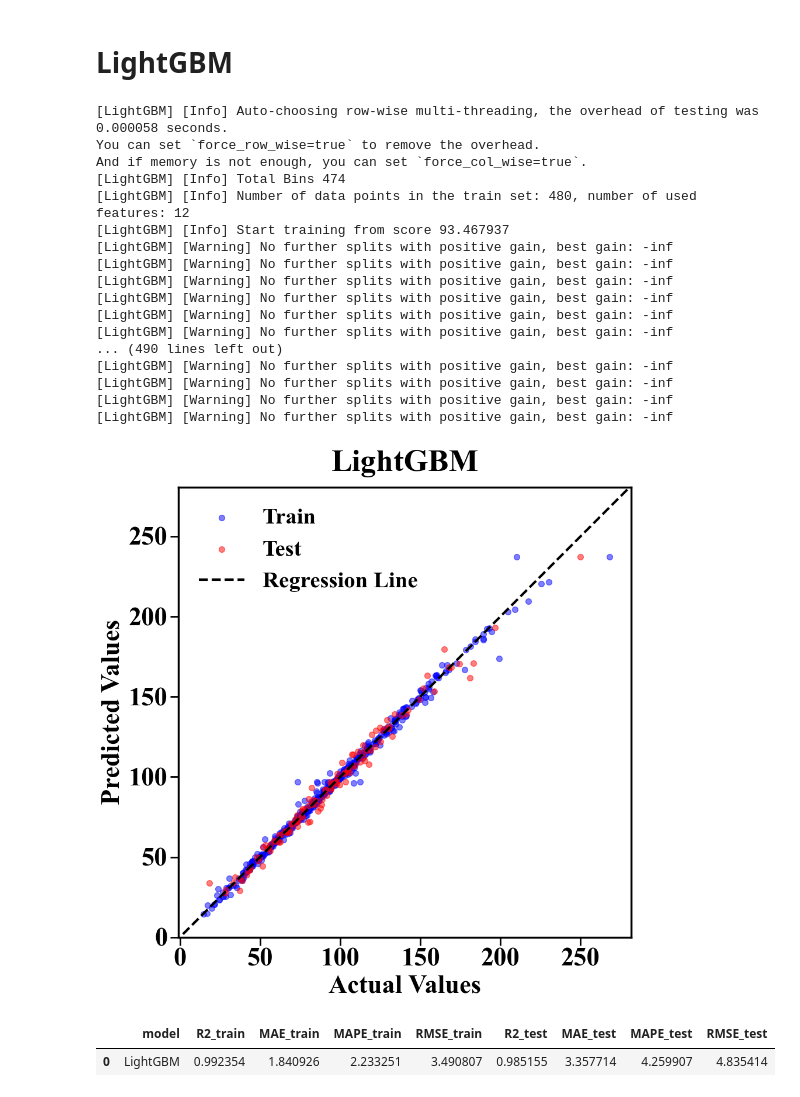
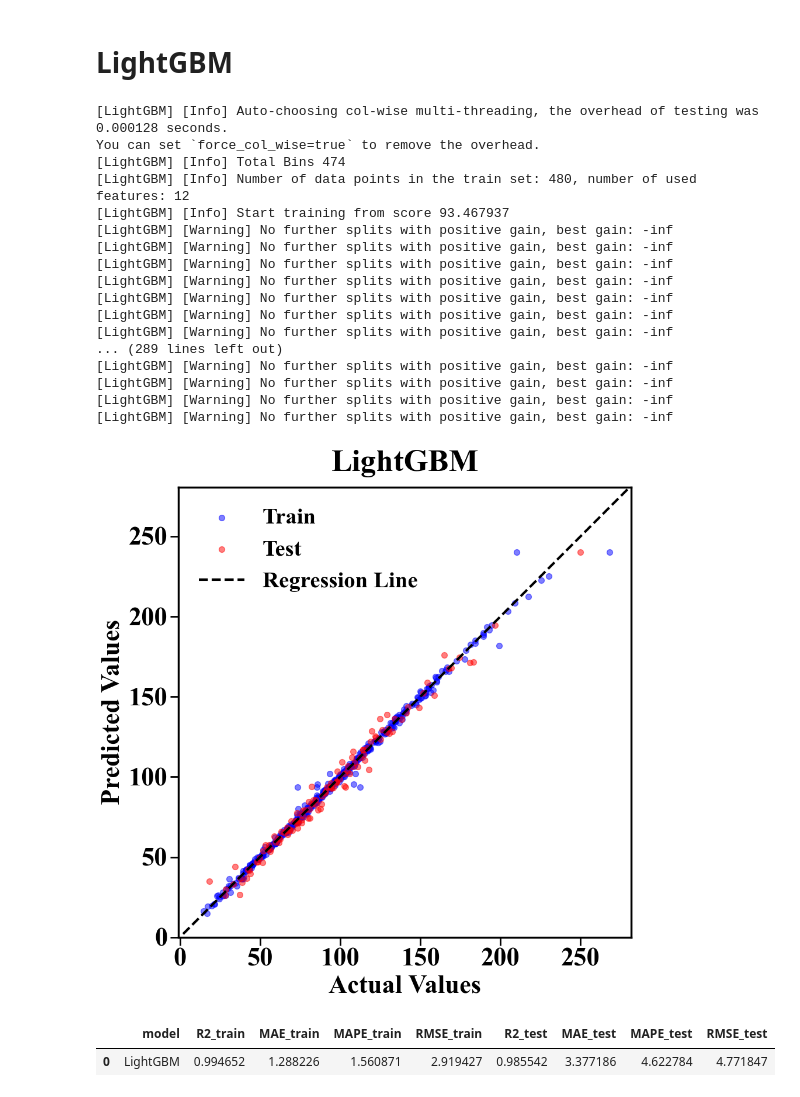
Before and after one commit to YYCHEN2001/Carbon_Cathode_New, a Jupyter notebook: ML_model/1_ML_results_old.ipynb, the cells around one changed output. Saved outputs shown, nothing was run; the diff lists cells and outputs as text; code cells hidden in the pictures.

```diff
--- a/ML_model/1_ML_results_old.ipynb
+++ b/ML_model/1_ML_results_old.ipynb
@@ -105,13 +105,12 @@ rfr_metrics
 from sklearn.ensemble import GradientBoostingRegressor
 
 gbr = GradientBoostingRegressor(n_estimators=300,
-                                alpha=0.001,
-                                learning_rate=0.05,
-                                max_depth=13,
-                                max_features=0.98,
-                                min_samples_leaf=7,
-                                min_samples_split=5,
-                                subsample=0.63,
+                                learning_rate=0.06,
+                                max_depth=12,
+                                max_features=0.5,
+                                min_samples_leaf=8,
+                                min_samples_split=18,
+                                subsample=0.7,
                                 random_state=21)
 gbr.fit(X_train, y_train)
 
@@ -129,16 +128,16 @@ gbr_metrics
 # %%
 from xgboost import XGBRegressor
 
-xgb = XGBRegressor(n_estimators=500,
-                   learning_rate=0.05,
-                   subsample=0.81,
-                   gamma=0.8,
-                   max_depth=27,
+xgb = XGBRegressor(n_estimators=280,
+                   learning_rate=0.09,
+                   subsample=0.64,
+                   gamma=0.3,
+                   max_depth=18,
                    min_child_weight=9,
                    reg_alpha=0.5,
-                   colsample_bytree=0.9,
+                   colsample_bytree=0.8,
                    colsample_bylevel=0.6,
-                   colsample_bynode=0.5,
+                   colsample_bynode=0.6,
                    random_state=21)
 xgb.fit(X_train, y_train)
 
@@ -159,48 +158,48 @@ xgb_metrics
 from lightgbm import LGBMRegressor
 
 lgbm = LGBMRegressor(
     colsample_bytree=0.25,
-    learning_rate=0.09,
-    max_depth=17,
-    min_child_samples=11,
-    n_estimators=500,
-    num_leaves=119,
-    reg_alpha=0.66,
-    reg_lambda=0.17,
-    subsample=0.95,
+    learning_rate=0.23,
+    max_depth=25,
+    min_child_samples=10,
+    n_estimators=300,
+    num_leaves=70,
+    reg_alpha=0.45,
+    reg_lambda=0.51,
+    subsample=0.75,
     random_state=21
 )
 
 lgbm.fit(X_train, y_train)
 
 y_train_pred = lgbm.predict(X_train)
 y_test_pred = lgbm.predict(X_test)
 
 lgbm_metrics = metrics_to_dataframe(y_train, y_train_pred, y_test, y_test_pred, 'LightGBM')
 plot_actual_vs_predicted(y_train, y_train_pred, y_test, y_test_pred, 'LightGBM','LightGBM.png')
 
 lgbm_metrics
 # %% [output]
-[LightGBM] [Info] Auto-choosing row-wise multi-threading, the overhead of testing was 0.000058 seconds.
-You can set `force_row_wise=true` to remove the overhead.
-And if memory is not enough, you can set `force_col_wise=true`.
+[LightGBM] [Info] Auto-choosing col-wise multi-threading, the overhead of testing was 0.000128 seconds.
+You can set `force_col_wise=true` to remove the overhead.
 [LightGBM] [Info] Total Bins 474
 [LightGBM] [Info] Number of data points in the train set: 480, number of used features: 12
 [LightGBM] [Info] Start training from score 93.467937
 [LightGBM] [Warning] No further splits with positive gain, best gain: -inf
 [LightGBM] [Warning] No further splits with positive gain, best gain: -inf
 [LightGBM] [Warning] No further splits with positive gain, best gain: -inf
 [LightGBM] [Warning] No further splits with positive gain, best gain: -inf
 [LightGBM] [Warning] No further splits with positive gain, best gain: -inf
 [LightGBM] [Warning] No further splits with positive gain, best gain: -inf
-... (490 lines left out)
+[LightGBM] [Warning] No further splits with positive gain, best gain: -inf
+... (289 lines left out)
 [LightGBM] [Warning] No further splits with positive gain, best gain: -inf
 [LightGBM] [Warning] No further splits with positive gain, best gain: -inf
 [LightGBM] [Warning] No further splits with positive gain, best gain: -inf
 [LightGBM] [Warning] No further splits with positive gain, best gain: -inf
-[figure, old version]
+[figure, new version]
 |  | model | R2_train | MAE_train | MAPE_train | RMSE_train | R2_test | MAE_test | MAPE_test | RMSE_test |
-| 0 | LightGBM | 0.992354 | 1.840926 | 2.233251 | 3.490807 | 0.985155 | 3.357714 | 4.259907 | 4.835414 |
+| 0 | LightGBM | 0.994652 | 1.288226 | 1.560871 | 2.919427 | 0.985542 | 3.377186 | 4.622784 | 4.771847 |
 # %%
 metrics = pd.concat([lr_metrics,svr_metrics, rfr_metrics, gbr_metrics, lgbm_metrics, xgb_metrics])
 metrics_rounded = metrics.round(3)
```
Also changed, not shown: parts of 2 cells of this notebook, 19 other files.
